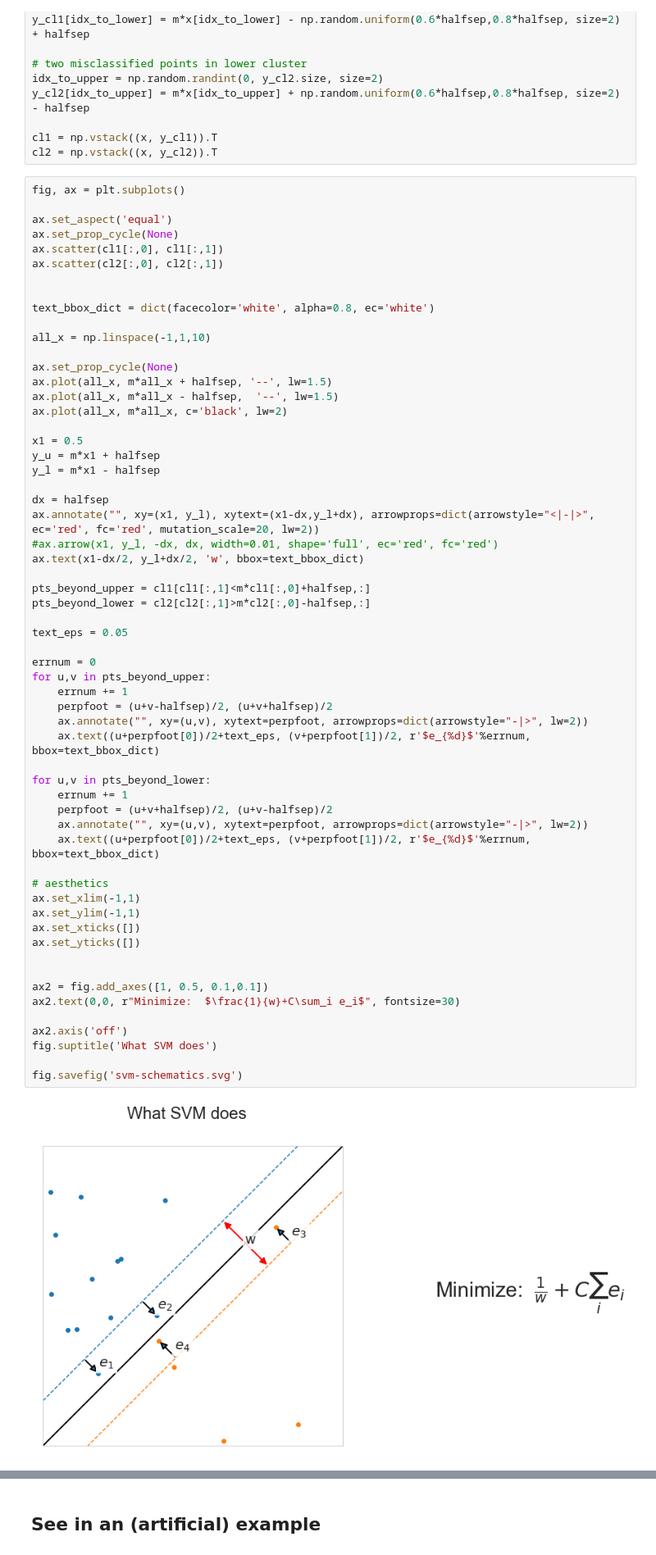
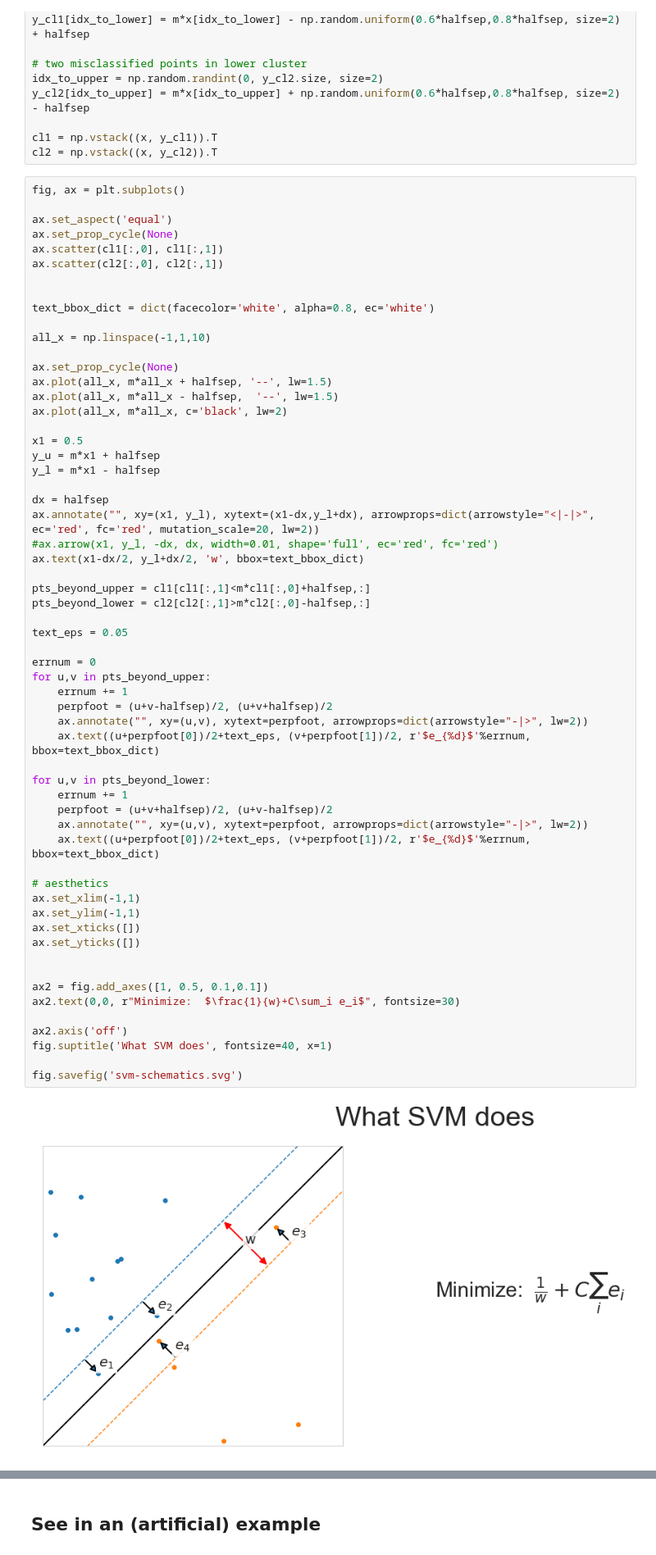
Before and after one commit to JanaLasser/data-science-course, a Jupyter notebook: day4/more_svm.ipynb, the cells around one changed output, grey strips where cells are left out. Shown at 82% size. Saved outputs shown, nothing was run; the diff lists cells and outputs as text.

```diff
--- a/day4/more_svm.ipynb
+++ b/day4/more_svm.ipynb
@@ -78,34 +78,34 @@ pts_beyond_lower = cl2[cl2[:,1]>m*cl2[:,0]-halfsep,:]
 
 text_eps = 0.05
 
 errnum = 0
 for u,v in pts_beyond_upper:
     errnum += 1
     perpfoot = (u+v-halfsep)/2, (u+v+halfsep)/2
     ax.annotate("", xy=(u,v), xytext=perpfoot, arrowprops=dict(arrowstyle="-|>", lw=2))
     ax.text((u+perpfoot[0])/2+text_eps, (v+perpfoot[1])/2, r'$e_{%d}$'%errnum, bbox=text_bbox_dict)
 
 for u,v in pts_beyond_lower:
     errnum += 1
     perpfoot = (u+v+halfsep)/2, (u+v-halfsep)/2
     ax.annotate("", xy=(u,v), xytext=perpfoot, arrowprops=dict(arrowstyle="-|>", lw=2))
     ax.text((u+perpfoot[0])/2+text_eps, (v+perpfoot[1])/2, r'$e_{%d}$'%errnum, bbox=text_bbox_dict)
 
 # aesthetics
 ax.set_xlim(-1,1)
 ax.set_ylim(-1,1)
 ax.set_xticks([])
 ax.set_yticks([])
 
 
 ax2 = fig.add_axes([1, 0.5, 0.1,0.1])
 ax2.text(0,0, r"Minimize:  $\frac{1}{w}+C\sum_i e_i$", fontsize=30)
 
 ax2.axis('off')
-fig.suptitle('What SVM does')
+fig.suptitle('What SVM does', fontsize=40, x=1)
 
 fig.savefig('svm-schematics.svg')
 # %% [output]
-[figure, old version]
+[figure, new version]
 # %% [markdown]
 ## Regularization crucial for SVM
```
Also changed, not shown: parts of 30 cells of this notebook.
